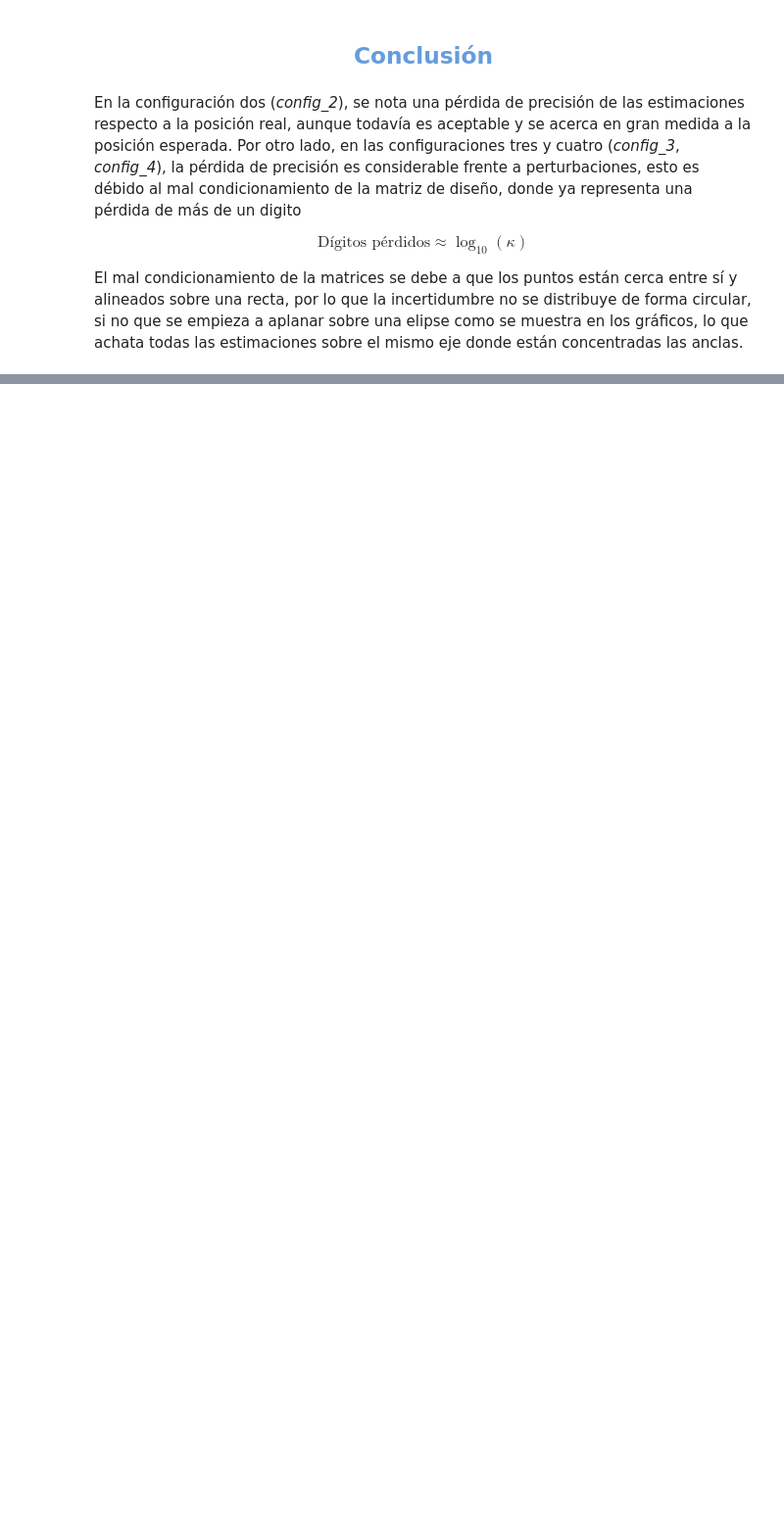
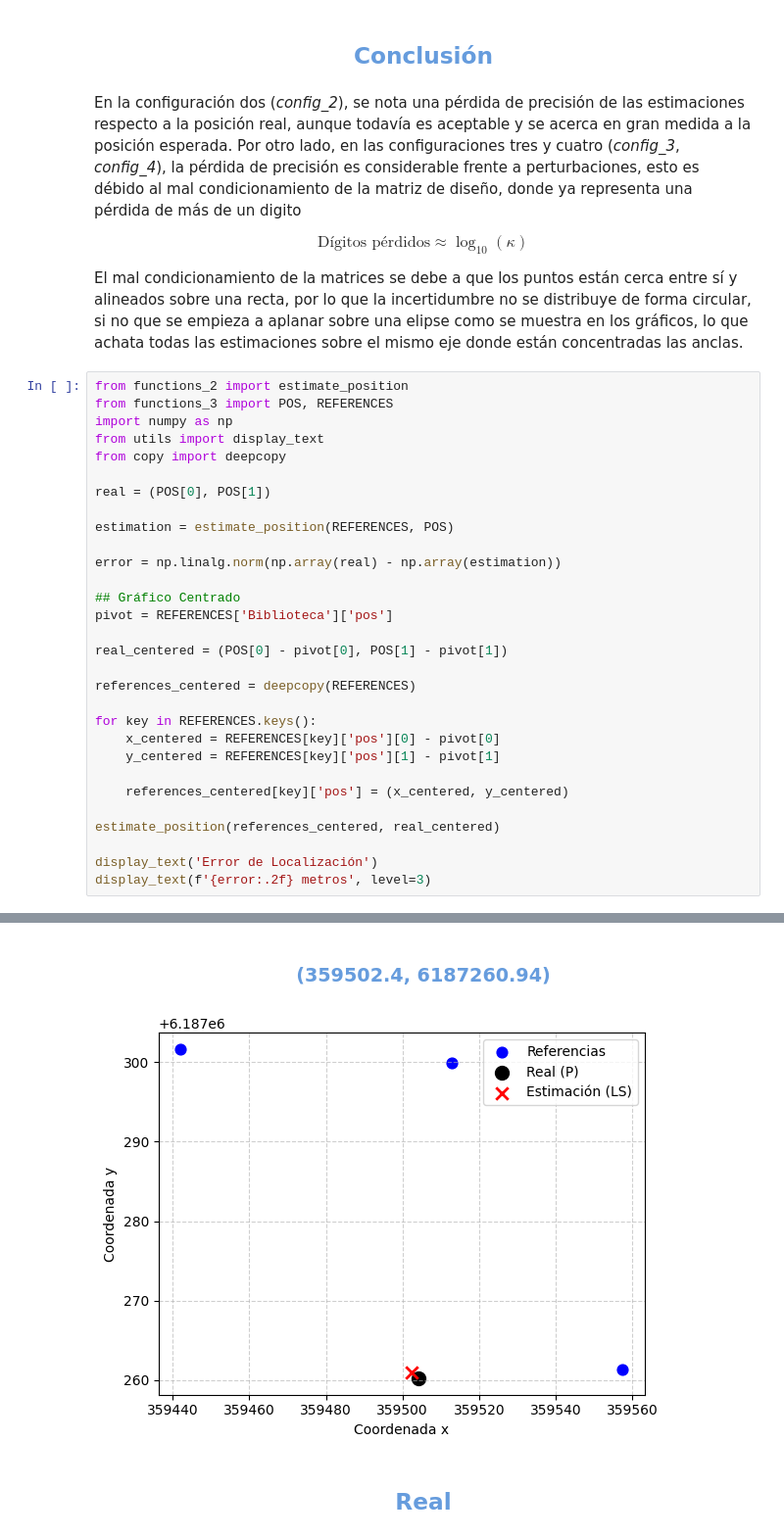
Before and after one commit to FedePizarro15/TP3-IE, a Jupyter notebook: main.ipynb, the cells around one changed output, grey strips where cells are left out. Shown at 98% size. Saved outputs shown, nothing was run; the diff lists cells and outputs as text; blank space fills up the shorter version.

```diff
--- a/main.ipynb
+++ b/main.ipynb
@@ -66,3 +66,34 @@ En la configuración dos (*config_2*), se nota una pérdida de precisión de las
 $$\text{Dígitos pérdidos} \approx \log_{10}(\kappa)$$
 
 El mal condicionamiento de la matrices se debe a que los puntos están cerca entre sí y alineados sobre una recta, por lo que la incertidumbre no se distribuye de forma circular, si no que se empieza a aplanar sobre una elipse como se muestra en los gráficos, lo que achata todas las estimaciones sobre el mismo eje donde están concentradas las anclas.
+# %%
+from functions_2 import estimate_position
+from functions_3 import POS, REFERENCES
+import numpy as np
+from utils import display_text
+from copy import deepcopy
+
+real = (POS[0], POS[1])
+
+estimation = estimate_position(REFERENCES, POS)
+
+error = np.linalg.norm(np.array(real) - np.array(estimation))
+
+## Gráfico Centrado
+pivot = REFERENCES['Biblioteca']['pos']
+
+real_centered = (POS[0] - pivot[0], POS[1] - pivot[1])
+
+references_centered = deepcopy(REFERENCES)
+
+for key in REFERENCES.keys():
+    x_centered = REFERENCES[key]['pos'][0] - pivot[0]
+    y_centered = REFERENCES[key]['pos'][1] - pivot[1]
+
+    references_centered[key]['pos'] = (x_centered, y_centered)
+
+estimate_position(references_centered, real_centered)
+
+display_text('Error de Localización')
+display_text(f'{error:.2f} metros', level=3)
+# %% [output]
@@ -68,0 +103,3 @@ El mal condicionamiento de la matrices se debe a que los puntos están cerca ent
+<h3 style='text-align:center; color:#669CDD;'><strong>(359502.4, 6187260.94)</strong></h3>
+[figure, added]
+<h2 style='text-align:center; color:#669CDD;'><strong>Real</strong></h2>
```
Also changed, not shown: parts of 4 cells of this notebook.
